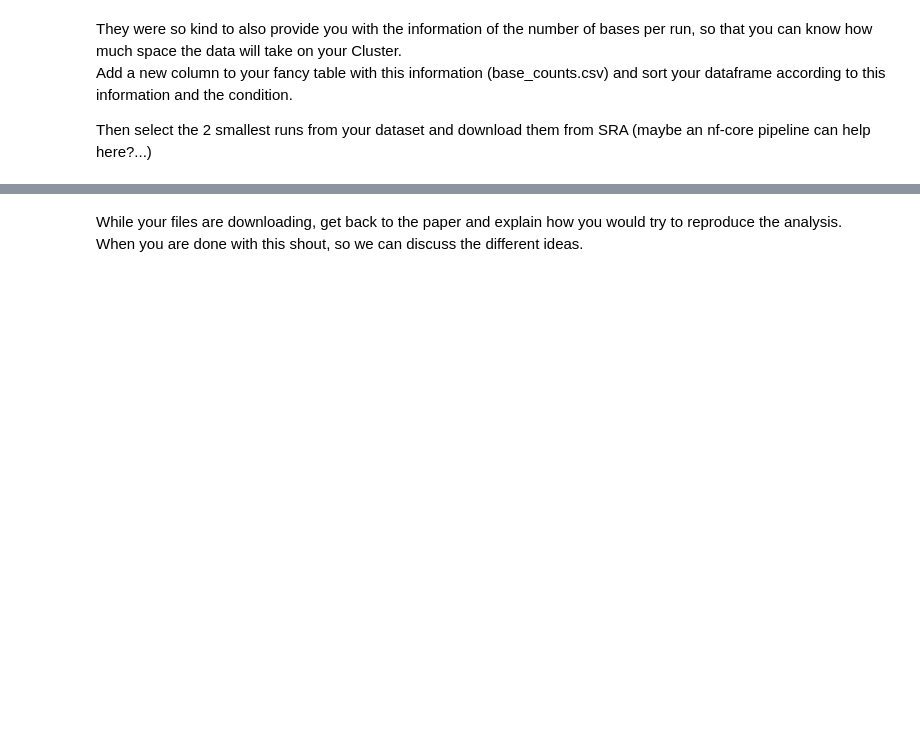
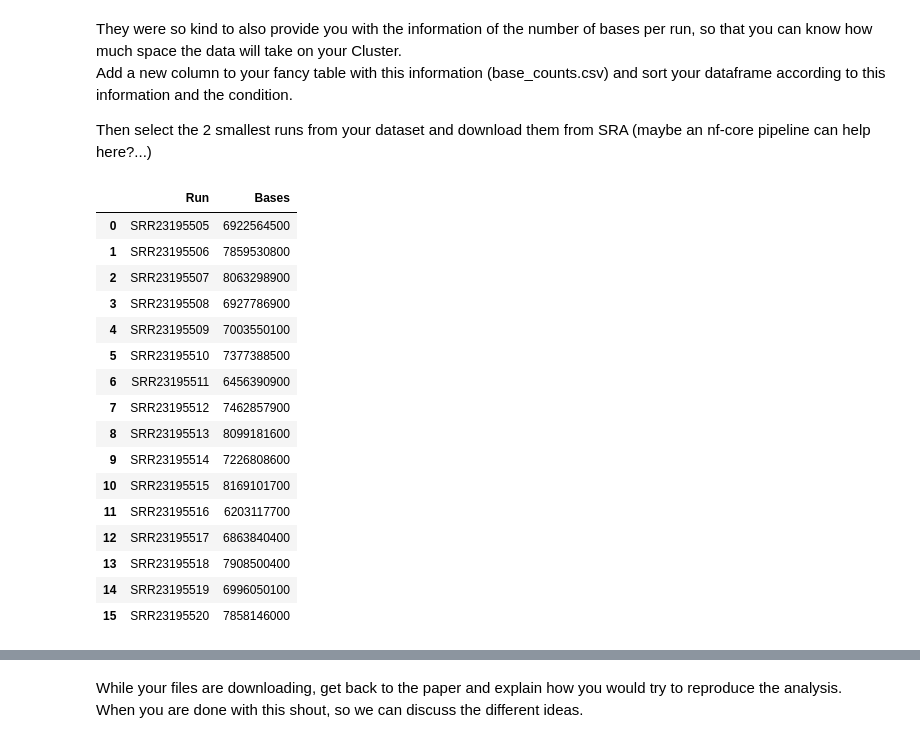
Before and after one commit to paula2701/computational-workflows-2026, a Jupyter notebook: day_02/day_02.ipynb, the cells around one changed output, grey strips where cells are left out. Saved outputs shown, nothing was run; the diff lists cells and outputs as text; code cells hidden in the pictures; blank space fills up the shorter version.

```diff
--- a/day_02/day_02.ipynb
+++ b/day_02/day_02.ipynb
@@ -51,3 +97,25 @@ They were so kind to also provide you with the information of the number of base
 Add a new column to your fancy table with this information (base_counts.csv) and sort your dataframe according to this information and the condition.
 
 Then select the 2 smallest runs from your dataset and download them from SRA (maybe an nf-core pipeline can help here?...)
+# %%
+space = pd.read_csv("base_counts.csv")
+
+space
+# %% [output]
+|  | Run | Bases |
+| 0 | SRR23195505 | 6922564500 |
+| 1 | SRR23195506 | 7859530800 |
+| 2 | SRR23195507 | 8063298900 |
+| 3 | SRR23195508 | 6927786900 |
+| 4 | SRR23195509 | 7003550100 |
+| 5 | SRR23195510 | 7377388500 |
+| 6 | SRR23195511 | 6456390900 |
+| 7 | SRR23195512 | 7462857900 |
+| 8 | SRR23195513 | 8099181600 |
+| 9 | SRR23195514 | 7226808600 |
+| 10 | SRR23195515 | 8169101700 |
+| 11 | SRR23195516 | 6203117700 |
+| 12 | SRR23195517 | 6863840400 |
+| 13 | SRR23195518 | 7908500400 |
+| 14 | SRR23195519 | 6996050100 |
+| 15 | SRR23195520 | 7858146000 |
```
Also changed, not shown: parts of 9 cells of this notebook, 5 other files.
